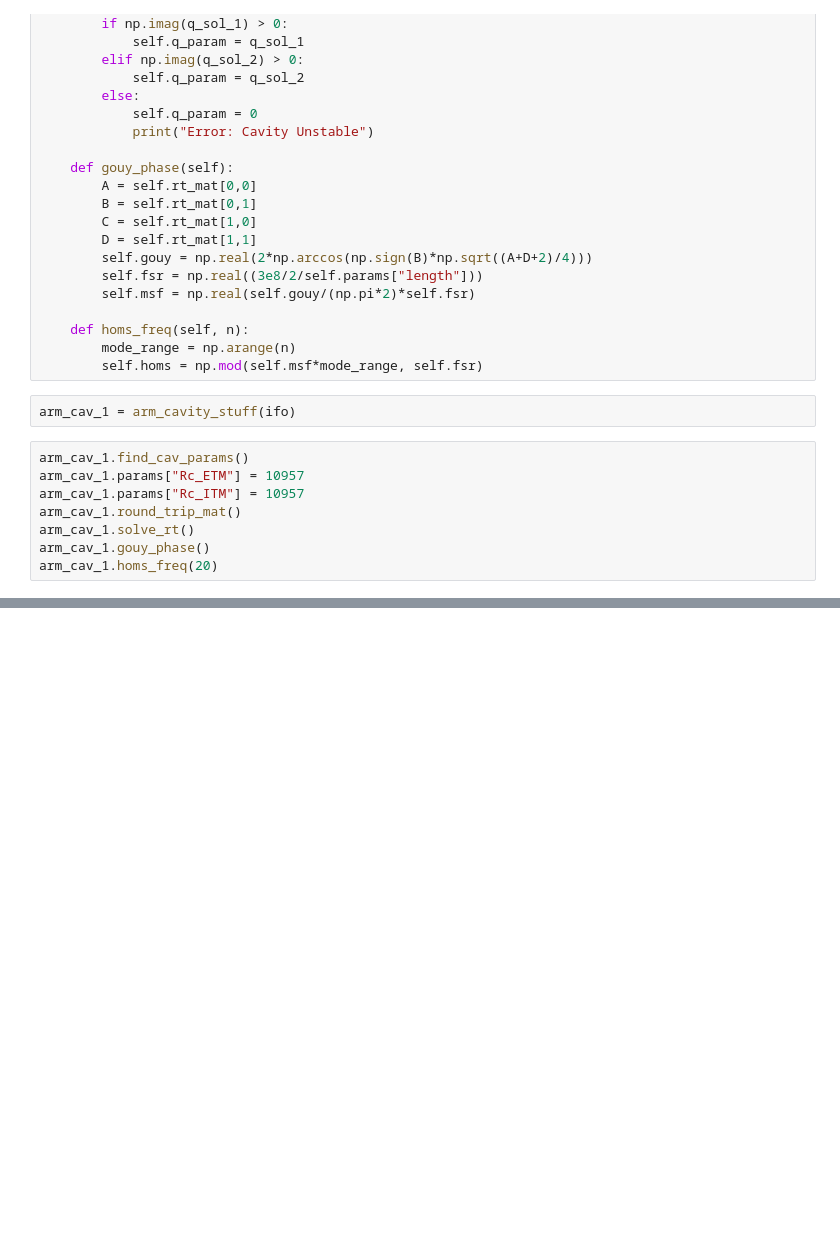
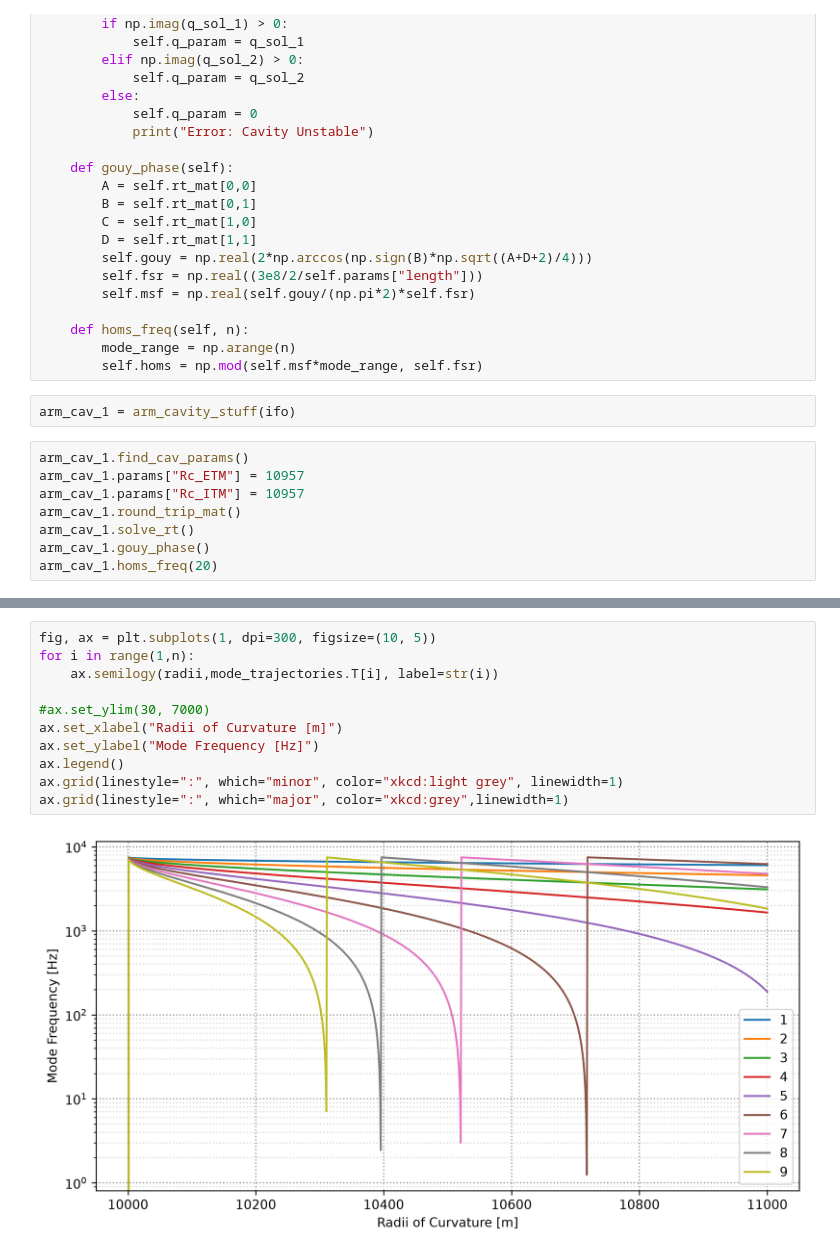
Before and after one commit to OZGrav/OzCE-short, a Jupyter notebook: notebooks/hackathon_september/uwa/Hackathon_Alex.ipynb, the cells around one changed output, grey strips where cells are left out. Drawn from its saved outputs; the diff is of its cells as text; blank space fills up the shorter version.

```diff
--- a/notebooks/hackathon_september/uwa/Hackathon_Alex.ipynb
+++ b/notebooks/hackathon_september/uwa/Hackathon_Alex.ipynb
@@ -89,0 +169,13 @@ fig2
+# %%
+fig, ax = plt.subplots(1, dpi=300, figsize=(10, 5))
+for i in range(1,n):
+    ax.semilogy(radii,mode_trajectories.T[i], label=str(i))
+
+#ax.set_ylim(30, 7000)
+ax.set_xlabel("Radii of Curvature [m]")
+ax.set_ylabel("Mode Frequency [Hz]")
+ax.legend()
+ax.grid(linestyle=":", which="minor", color="xkcd:light grey", linewidth=1)
+ax.grid(linestyle=":", which="major", color="xkcd:grey",linewidth=1)
+# %% [output]
+[figure, added]
```
Also changed, not shown: parts of 11 cells of this notebook.
